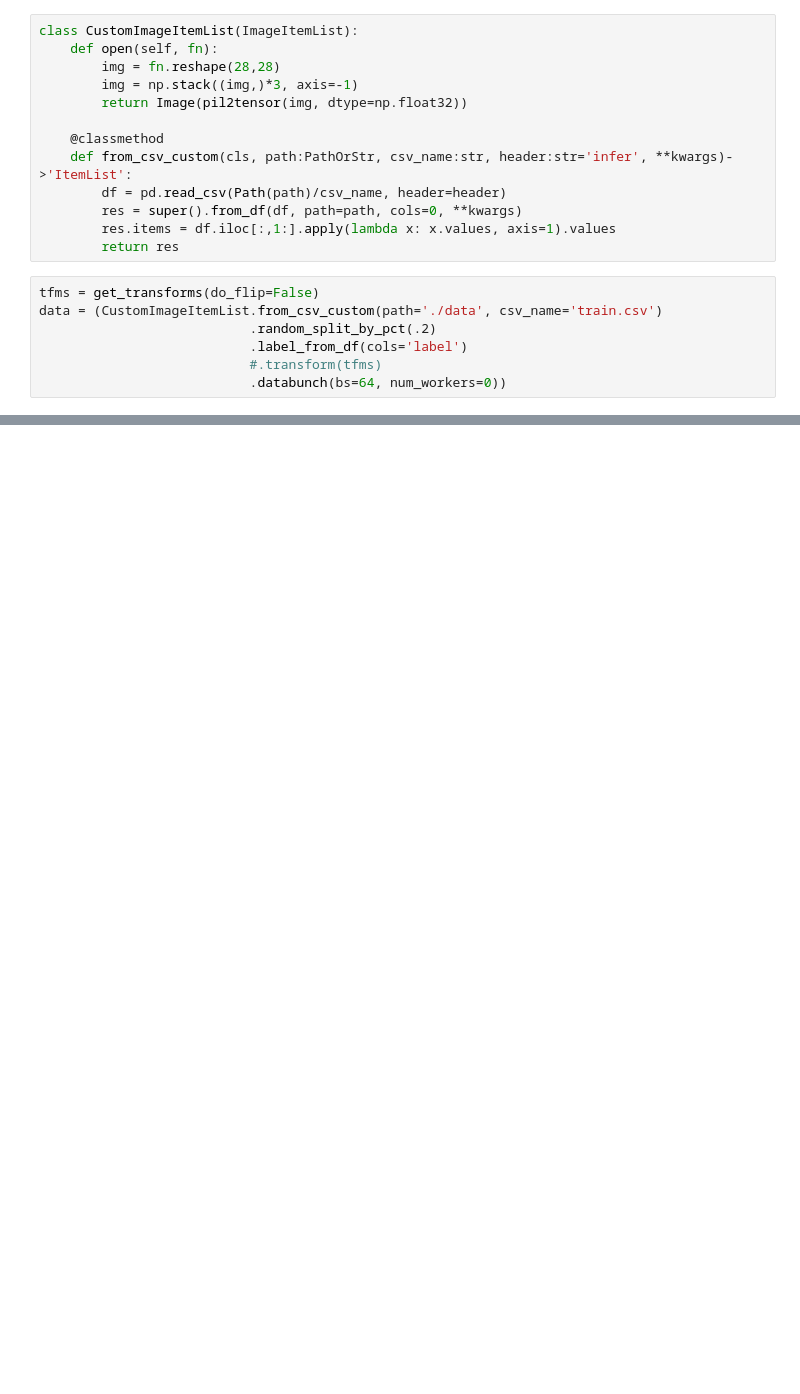
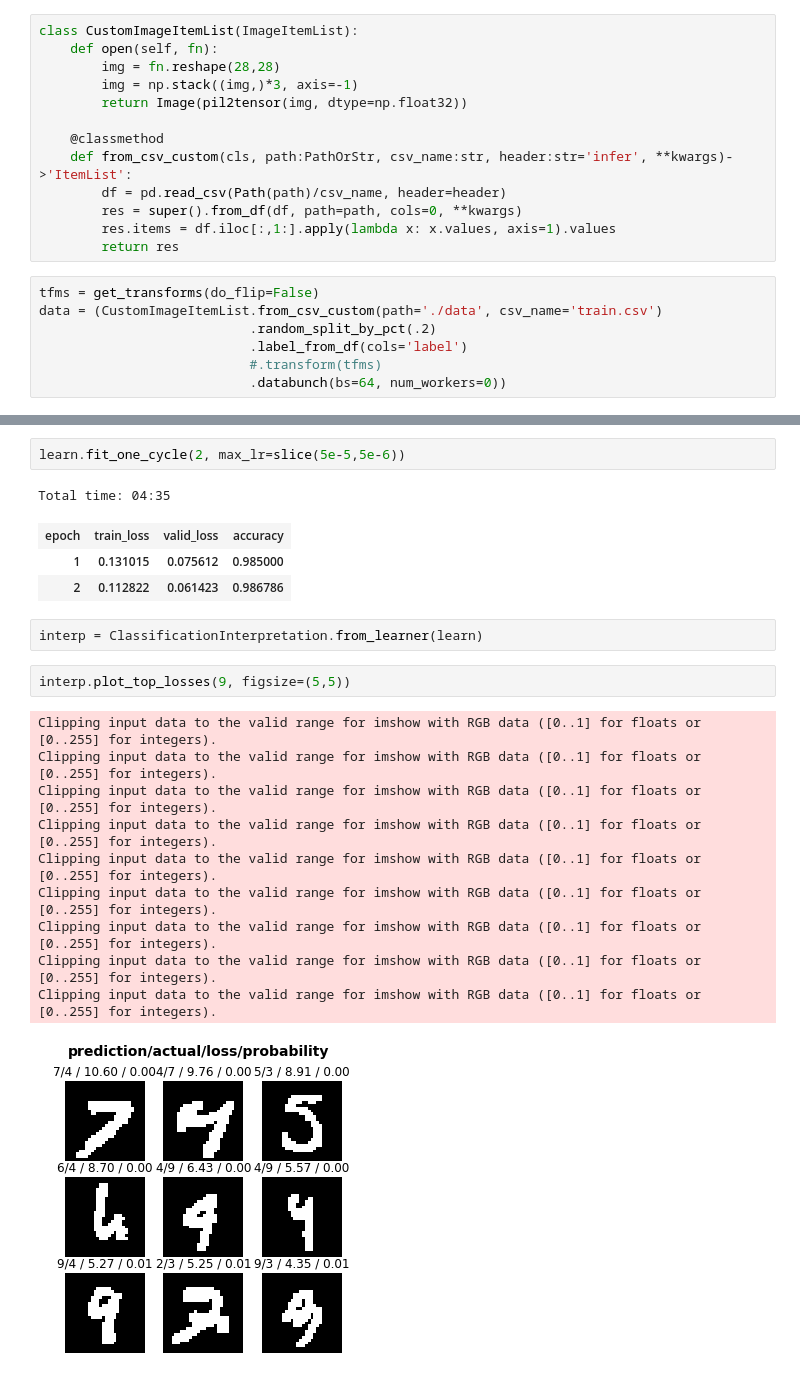
Before and after one commit to dimpata/kaggle, a Jupyter notebook: digit-recognizer/digit-recognizer.ipynb, the cells around one changed output, grey strips where cells are left out. Drawn from its saved outputs; the diff is of its cells as text; blank space fills up the shorter version.

```diff
--- a/digit-recognizer/digit-recognizer.ipynb
+++ b/digit-recognizer/digit-recognizer.ipynb
@@ -40,0 +61,22 @@ RuntimeError: Expected object of scalar type Long but got scalar type Float for
+# %%
+learn.fit_one_cycle(2, max_lr=slice(5e-5,5e-6))
+# %% [output]
+Total time: 04:35
+| epoch | train_loss | valid_loss | accuracy |
+| 1 | 0.131015 | 0.075612 | 0.985000 |
+| 2 | 0.112822 | 0.061423 | 0.986786 |
+# %%
+interp = ClassificationInterpretation.from_learner(learn)
+# %%
+interp.plot_top_losses(9, figsize=(5,5))
+# %% [output]
+Clipping input data to the valid range for imshow with RGB data ([0..1] for floats or [0..255] for integers).
+Clipping input data to the valid range for imshow with RGB data ([0..1] for floats or [0..255] for integers).
+Clipping input data to the valid range for imshow with RGB data ([0..1] for floats or [0..255] for integers).
+Clipping input data to the valid range for imshow with RGB data ([0..1] for floats or [0..255] for integers).
+Clipping input data to the valid range for imshow with RGB data ([0..1] for floats or [0..255] for integers).
+Clipping input data to the valid range for imshow with RGB data ([0..1] for floats or [0..255] for integers).
+Clipping input data to the valid range for imshow with RGB data ([0..1] for floats or [0..255] for integers).
+Clipping input data to the valid range for imshow with RGB data ([0..1] for floats or [0..255] for integers).
+Clipping input data to the valid range for imshow with RGB data ([0..1] for floats or [0..255] for integers).
+[figure, added]
```
Also changed, not shown: parts of 10 cells of this notebook, 1 other file.
